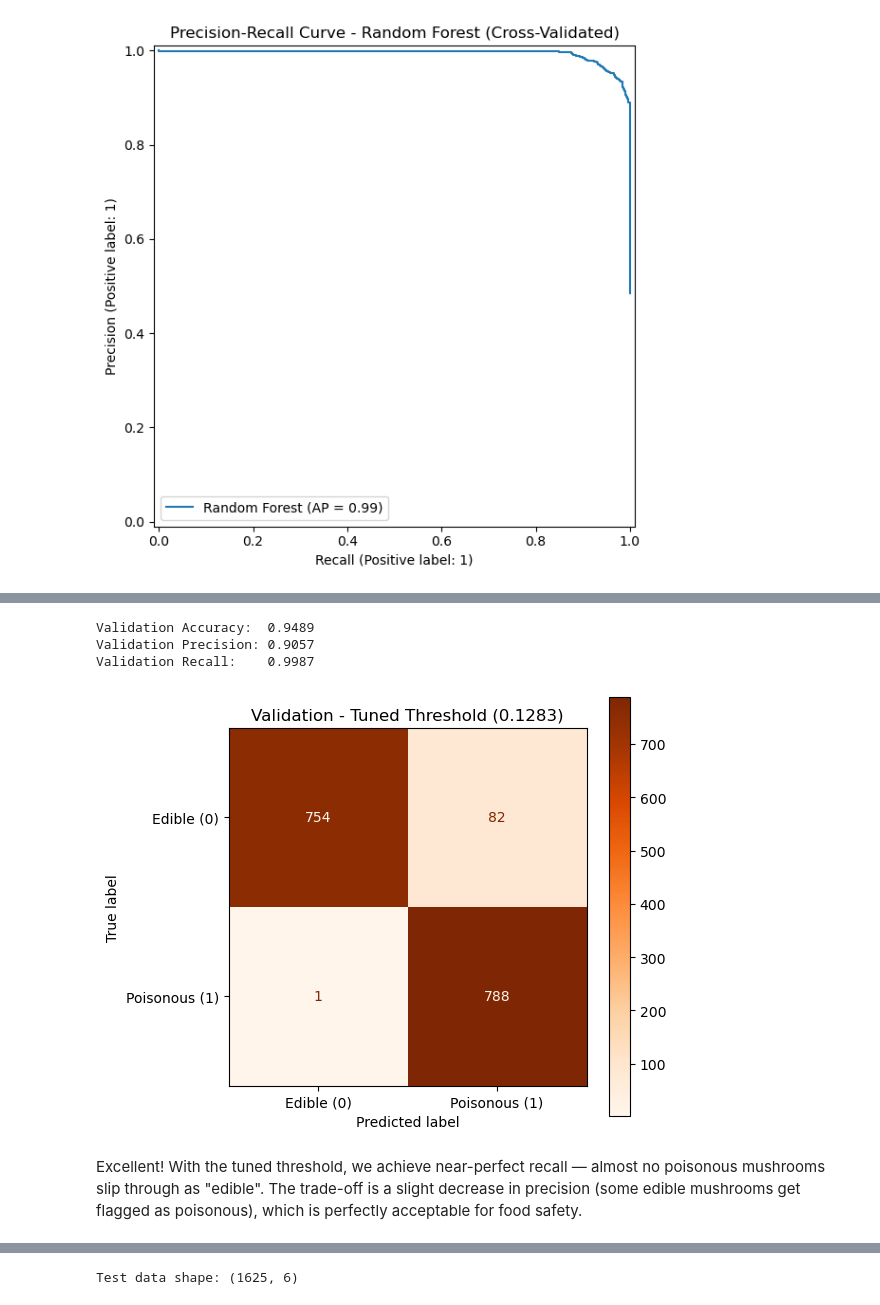
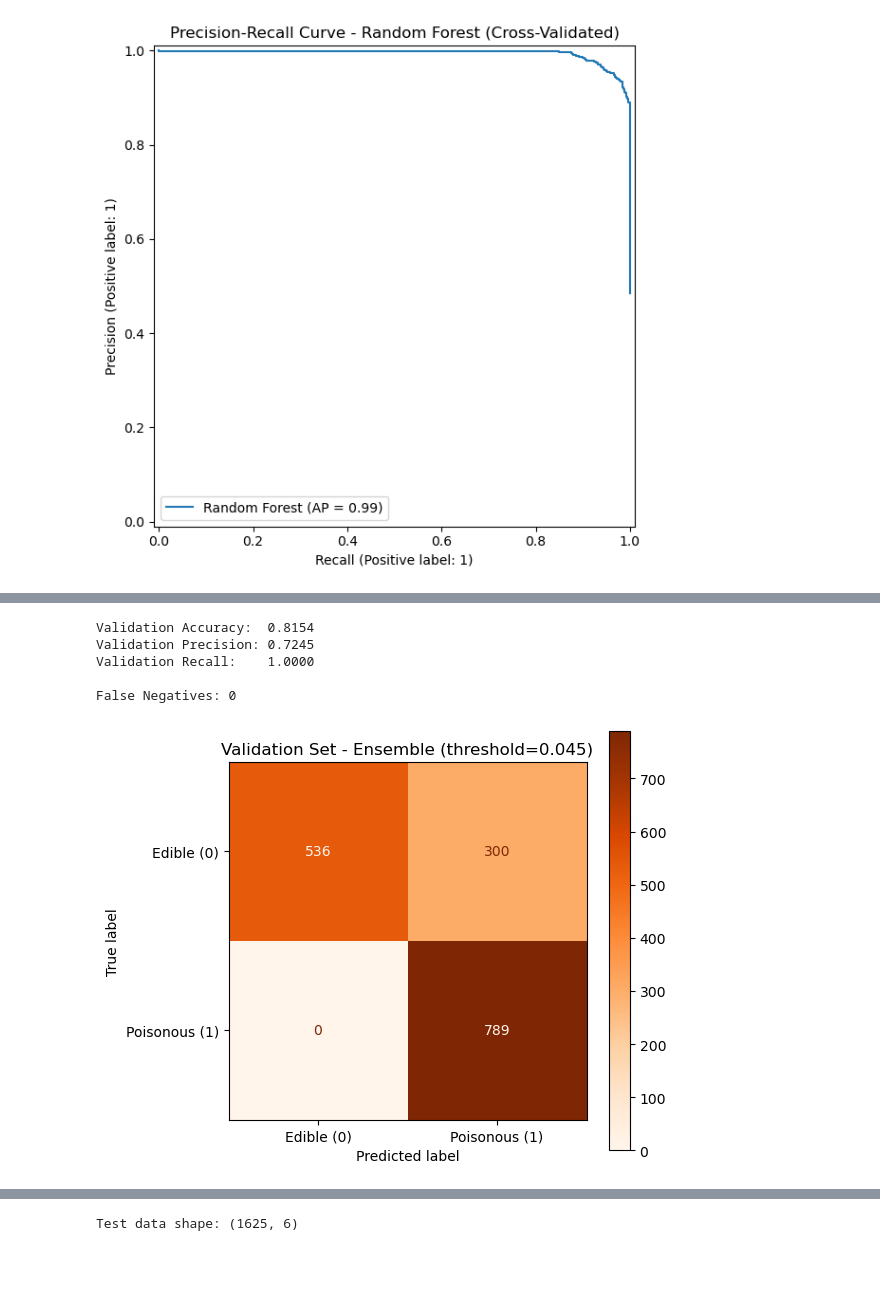
Before and after one commit to hzajkani/mushroom-ml-classification, a Jupyter notebook: mushroom_competition.ipynb, the cells around one changed output, grey strips where cells are left out. Saved outputs shown, nothing was run; the diff lists cells and outputs as text; code cells hidden in the pictures; blank space fills up the shorter version.

Commit message:
making false negative zero

```diff
--- a/mushroom_competition.ipynb
+++ b/mushroom_competition.ipynb
@@ -296,10 +243,0 @@ cost_scorer = make_scorer(cost_balanced_score)
-# %%
-# Automated threshold tuning
-tuned_model = TunedThresholdClassifierCV(
-    estimator=model,
-    scoring=cost_scorer,
-    cv=splitter
-)
-
-tuned_model.fit(X_train, y_train)
-print(f"Optimal threshold (single fit): {tuned_model.best_threshold_:.4f}")
@@ -341,0 +251,9 @@ Let's check how our tuned threshold performs on the held-out validation set.
+# %%
+# Demonstrate the RF limitation
+cv_probs_full = cross_val_predict(rf_model, X_train, y_train, cv=splitter, method='predict_proba')[:, 1]
+
+# Check: even with threshold = 0.0, do we still have FN?
+preds_zero = (cv_probs_full > 0.0).astype(int)
+tn, fp, fn, tp = confusion_matrix(y_train, preds_zero).ravel()
+print(f"RF with threshold=0.0 → FN={fn} (still can't catch the outlier!)")
+print(f"This sample gets probability 0.0 from Random Forest — no threshold can fix this.")
@@ -342,34 +381,44 @@ Let's check how our tuned threshold performs on the held-out validation set.
 # %%
-# Fit model on training set
-model.fit(X_train, y_train)
+# Fit all models on training set
+rf_model.fit(X_train, y_train)
+lr_model.fit(X_train, y_train)
+gb_model.fit(X_train, y_train)
 
-# Make predictions on validation set using tuned threshold
-val_probs = model.predict_proba(X_test)[:, 1]
-val_preds = (val_probs > tuned_threshold).astype(int)
+# Ensemble predictions on validation set
+val_probs = (
+    rf_model.predict_proba(X_val)[:, 1] +
+    lr_model.predict_proba(X_val)[:, 1] +
+    gb_model.predict_proba(X_val)[:, 1]
+) / 3
+
+val_preds = (val_probs > best_threshold).astype(int)
 
 # Performance metrics
-val_acc = accuracy_score(y_test, val_preds)
-val_precision = precision_score(y_test, val_preds)
-val_recall = recall_score(y_test, val_preds)
+val_acc = accuracy_score(y_val, val_preds)
+val_prec = precision_score(y_val, val_preds)
+val_rec = recall_score(y_val, val_preds)
 
 print(f"Validation Accuracy:  {val_acc:.4f}")
-print(f"Validation Precision: {val_precision:.4f}")
-print(f"Validation Recall:    {val_recall:.4f}")
+print(f"Validation Precision: {val_prec:.4f}")
+print(f"Validation Recall:    {val_rec:.4f}")
+
+tn, fp, fn, tp = confusion_matrix(y_val, val_preds).ravel()
+print(f"\nFalse Negatives: {fn}")
 
 # Confusion Matrix
 fig, ax = plt.subplots(figsize=(6, 5))
 ConfusionMatrixDisplay.from_predictions(
-    y_true=y_test, y_pred=val_preds,
+    y_true=y_val, y_pred=val_preds,
     display_labels=['Edible (0)', 'Poisonous (1)'],
     cmap='Oranges', ax=ax
 )
-ax.set_title(f'Validation - Tuned Threshold ({tuned_threshold:.4f})')
+ax.set_title(f'Validation Set - Ensemble (threshold={best_threshold:.3f})')
 plt.tight_layout()
 plt.show()
 # %% [output]
-Validation Accuracy:  0.9489
-Validation Precision: 0.9057
-Validation Recall:    0.9987
+Validation Accuracy:  0.8154
+Validation Precision: 0.7245
+Validation Recall:    1.0000
+
+False Negatives: 0
-[figure, old version]
+[figure, new version]
-# %% [markdown]
-Excellent! With the tuned threshold, we achieve near-perfect recall — almost no poisonous mushrooms slip through as "edible". The trade-off is a slight decrease in precision (some edible mushrooms get flagged as poisonous), which is perfectly acceptable for food safety.
```
Also changed, not shown: parts of 37 cells of this notebook, 1 other file.
